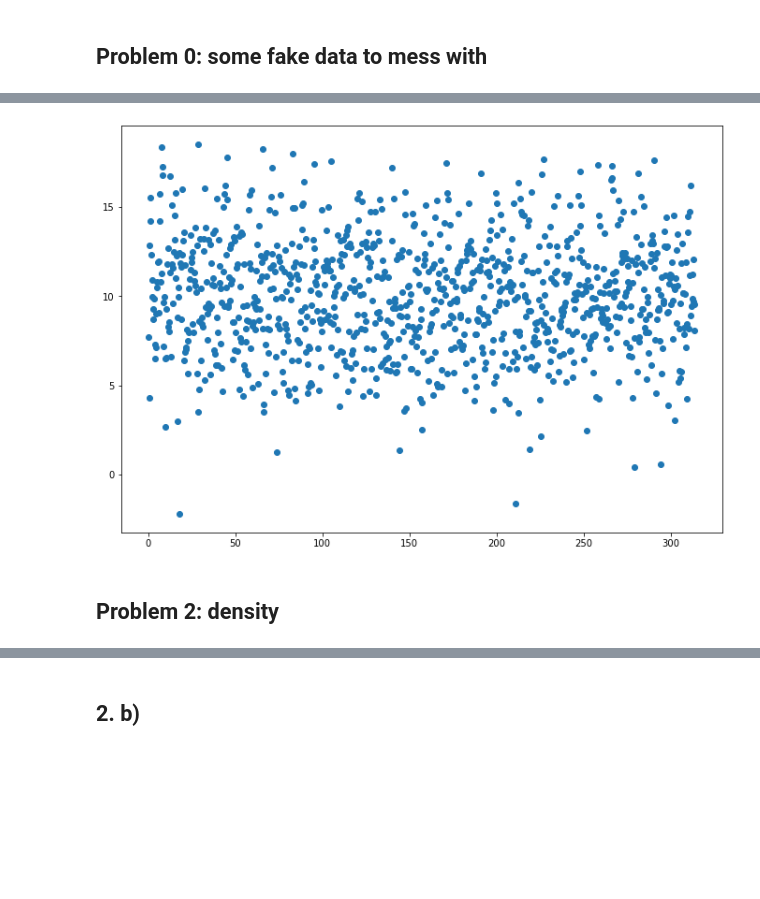
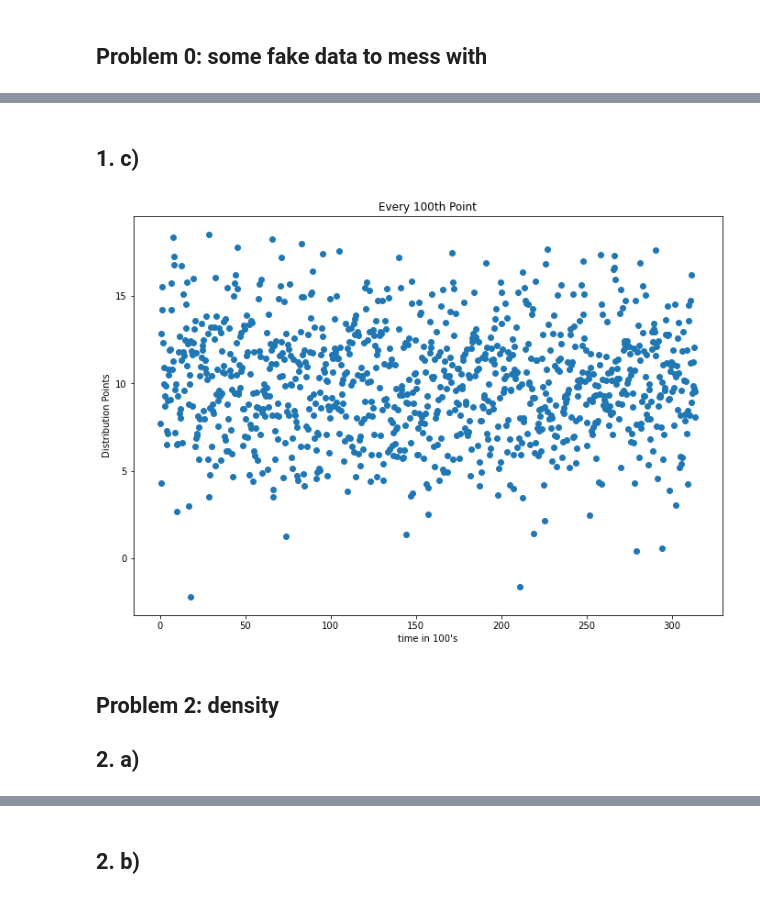
Before and after one commit to maria8ch/Phys434_BigData, a Jupyter notebook: Berres_HW4.ipynb, the cells around one changed output, grey strips where cells are left out. Saved outputs shown, nothing was run; the diff lists cells and outputs as text; code cells hidden in the pictures; blank space fills up the shorter version.

```diff
--- a/Berres_HW4.ipynb
+++ b/Berres_HW4.ipynb
@@ -42 +51,3 @@ ax.scatter(ts,bs);
+# %% [markdown]
+## 1. c)
 # %%
@@ -50,11 +60,15 @@ while i<int(1e5):
     i=i+100
 # %%
 fig, ax = plt.subplots(1,1,figsize=(11.5,8))
+ax.set_title('Every 100th Point')
+ax.set_xlabel("time in 100's")
+ax.set_ylabel('Distribution Points')
 ax.scatter(ht,hunnid);
 # %% [output]
-[figure, old version]
+[figure, new version]
 # %% [markdown]
 ## Problem 2: density
+## 2. a)
 # %%
 fig, ax = plt.subplots(1,1,figsize=(11,10))
 x4=np.arange(len(bkgd))
```
Also changed, not shown: parts of 12 cells of this notebook, 1 other file.
